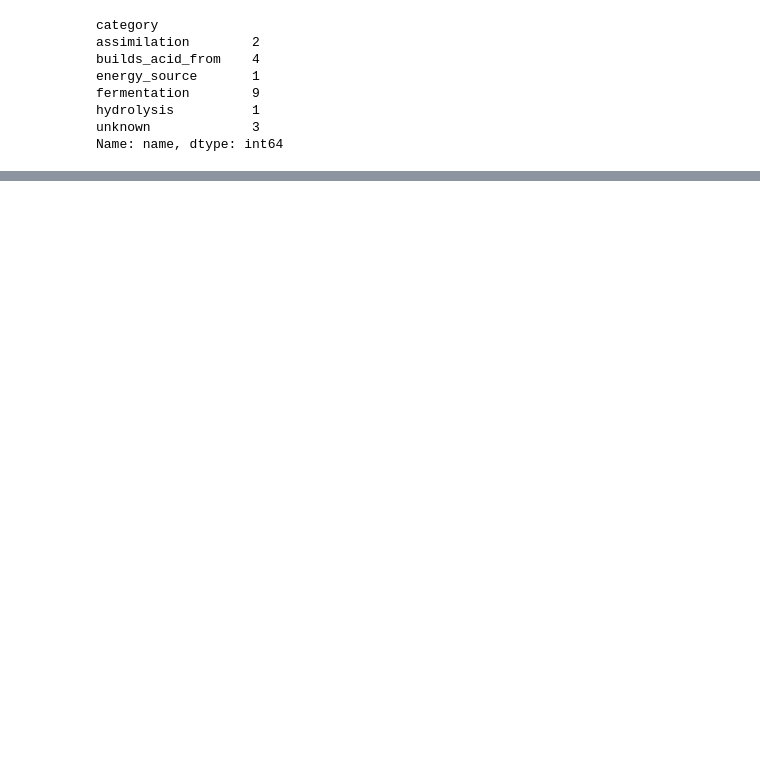
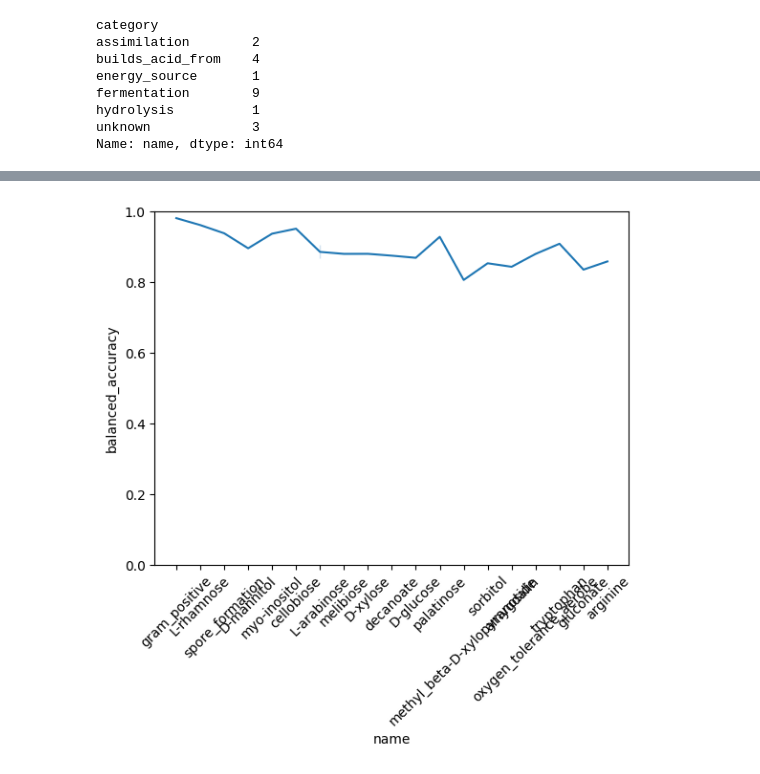
Before and after one commit to kbasecollaborations/trait-prediction, a Jupyter notebook: notebooks/aggregate_ml_results.ipynb, the cells around one changed output, grey strips where cells are left out. Cells and saved outputs as stored; diff of their text form; code cells hidden in the pictures; blank space fills up the shorter version.

```diff
--- a/notebooks/aggregate_ml_results.ipynb
+++ b/notebooks/aggregate_ml_results.ipynb
@@ -138,0 +139,6 @@ plt.xticks(rotation=45);
+# %%
+sns.lineplot(data=top20_scores_df, x="name", y="balanced_accuracy")
+plt.ylim((0, 1))
+plt.xticks(rotation=45);
+# %% [output]
+[figure, added]
```
Also changed, not shown: parts of 1 cell of this notebook, 1 other file.
